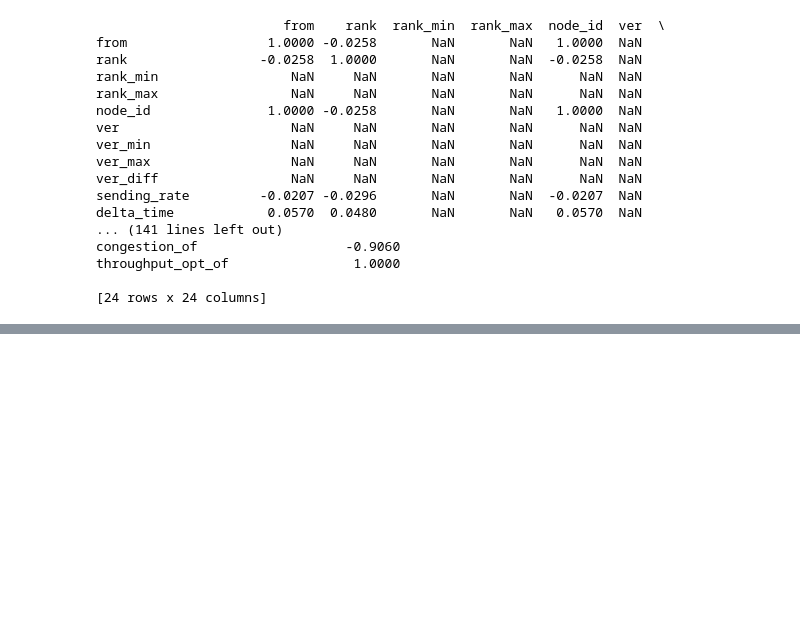
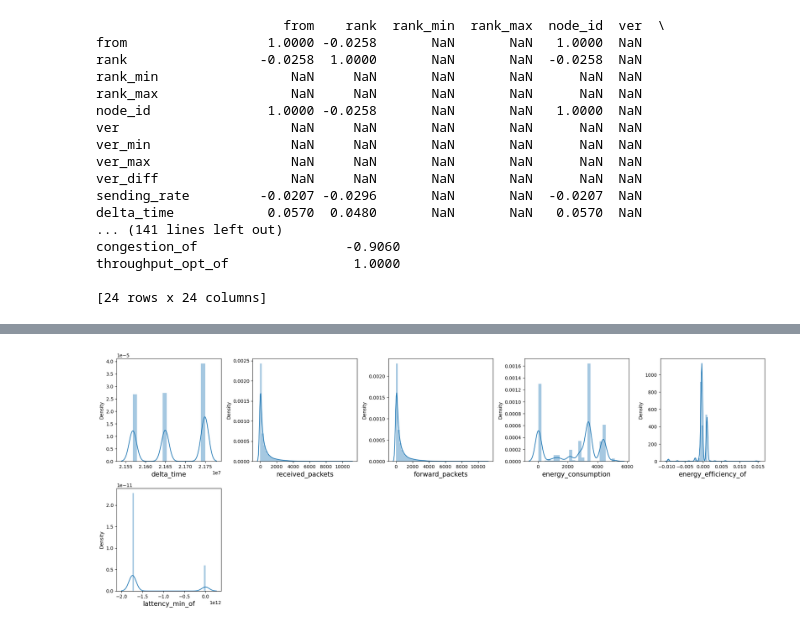
Before and after one commit to Hameedhullah/AI_ML-Course-, a Jupyter notebook: Grid Topology.ipynb, the cells around one changed output, grey strips where cells are left out. Drawn from its saved outputs; the diff is of its cells as text; code cells hidden in the pictures; blank space fills up the shorter version.

```diff
--- a/Grid Topology.ipynb
+++ b/Grid Topology.ipynb
@@ -413,0 +469,15 @@ throughput_opt_of                1.0000
+# %%
+#Univariate Analysis of continous feature
+
+plt.figure(figsize=(20,15),facecolor='White')
+plotnumber = 1
+
+for column in data[continous_feature]:
+    if plotnumber < 36:
+        ax = plt.subplot(4,5,plotnumber)
+        sns.distplot(data[column])
+        plt.xlabel(column,fontsize=14)
+    plotnumber += 1
+plt.tight_layout()
+# %% [output]
+[figure, added]
```
Also changed, not shown: parts of 18 cells of this notebook.
